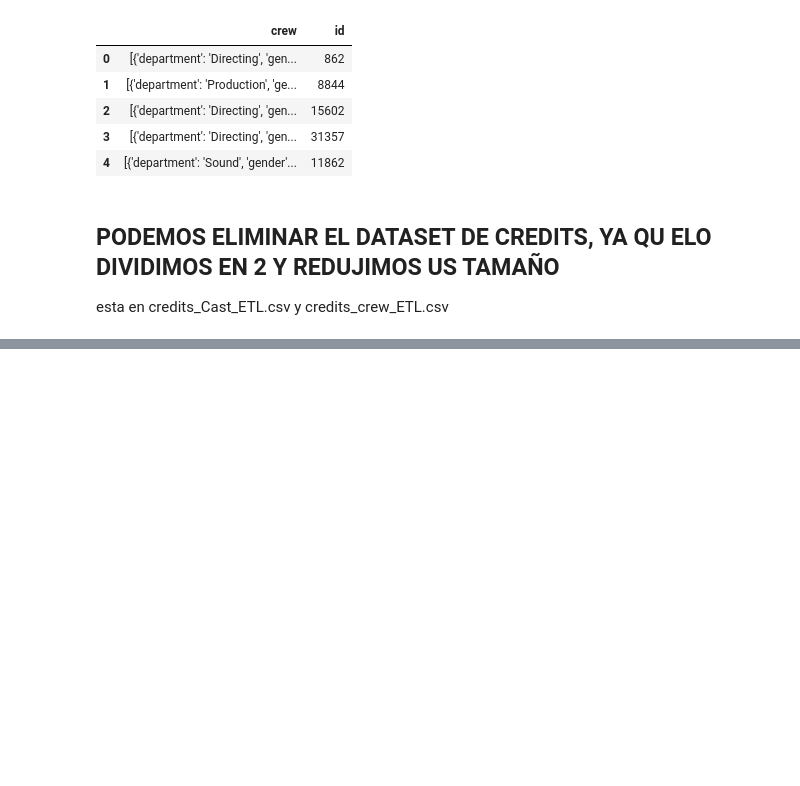
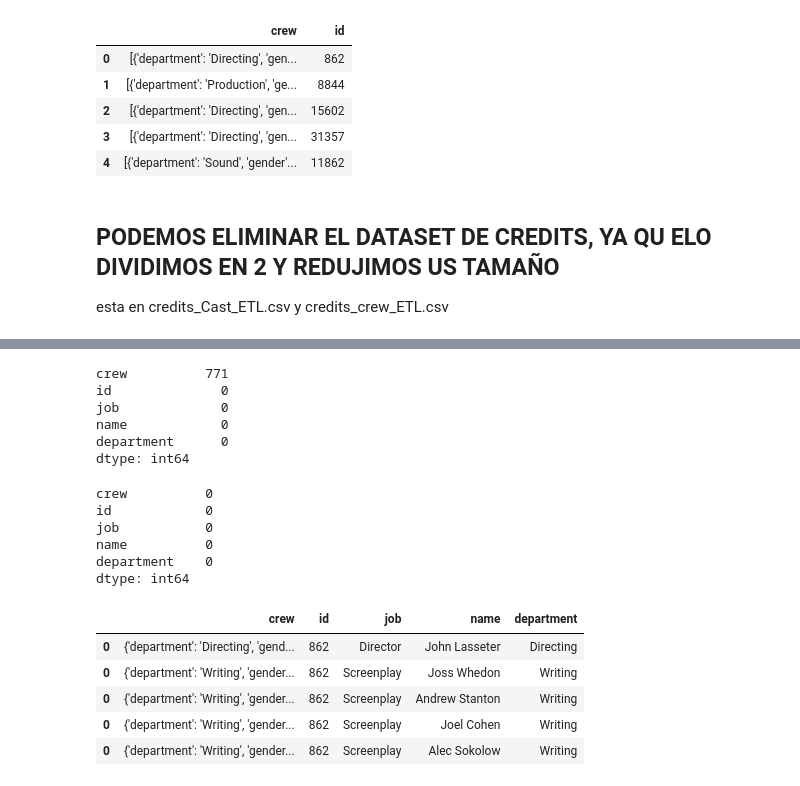
Before and after one commit to AndresOlascoaga/Movie_ETL-API, a Jupyter notebook: ETLCREDITS.ipynb, the cells around one changed output, grey strips where cells are left out. Cells and saved outputs as stored; diff of their text form; code cells hidden in the pictures; blank space fills up the shorter version.

```diff
--- a/ETLCREDITS.ipynb
+++ b/ETLCREDITS.ipynb
@@ -538,0 +457,40 @@ df_movies.shape
+# %%
+df_crew.isnull().sum()
+# %% [output]
+crew          771
+id              0
+job             0
+name            0
+department      0
+dtype: int64
+# %%
+#eliminamos nulos luego de verificar que se ecuentran en la coluna crew
+df_crew = df_crew.dropna(subset=['crew'])
+# %%
+df_crew.isnull().sum()
+# %% [output]
+crew          0
+id            0
+job           0
+name          0
+department    0
+dtype: int64
+# %%
+df_crew['crew'] = df_crew['crew'].apply(ast.literal_eval)
+# %%
+# Definir una función para extraer los valores de las keys "character" y "name"
+def extraer_valores_crew(diccionario):
+    return diccionario.get("job"), diccionario.get("name"), diccionario.get("department")
+# %%
+# Aplicar la función a la columna "crew" y asignar los valores a las nuevas columnas
+df_crew[['job', 'name', 'department']] = df_crew["crew"].apply(lambda x: pd.Series(extraer_valores_crew(x)))
+# %%
+#veriicamos
+df_crew.head()
+# %% [output]
+|  | crew | id | job | name | department |
+| 0 | {'department': 'Directing', 'gend... | 862 | Director | John Lasseter | Directing |
+| 0 | {'department': 'Writing', 'gender... | 862 | Screenplay | Joss Whedon | Writing |
+| 0 | {'department': 'Writing', 'gender... | 862 | Screenplay | Andrew Stanton | Writing |
+| 0 | {'department': 'Writing', 'gender... | 862 | Screenplay | Joel Cohen | Writing |
+| 0 | {'department': 'Writing', 'gender... | 862 | Screenplay | Alec Sokolow | Writing |
```
Also changed, not shown: parts of 91 cells of this notebook, 9 other files.
